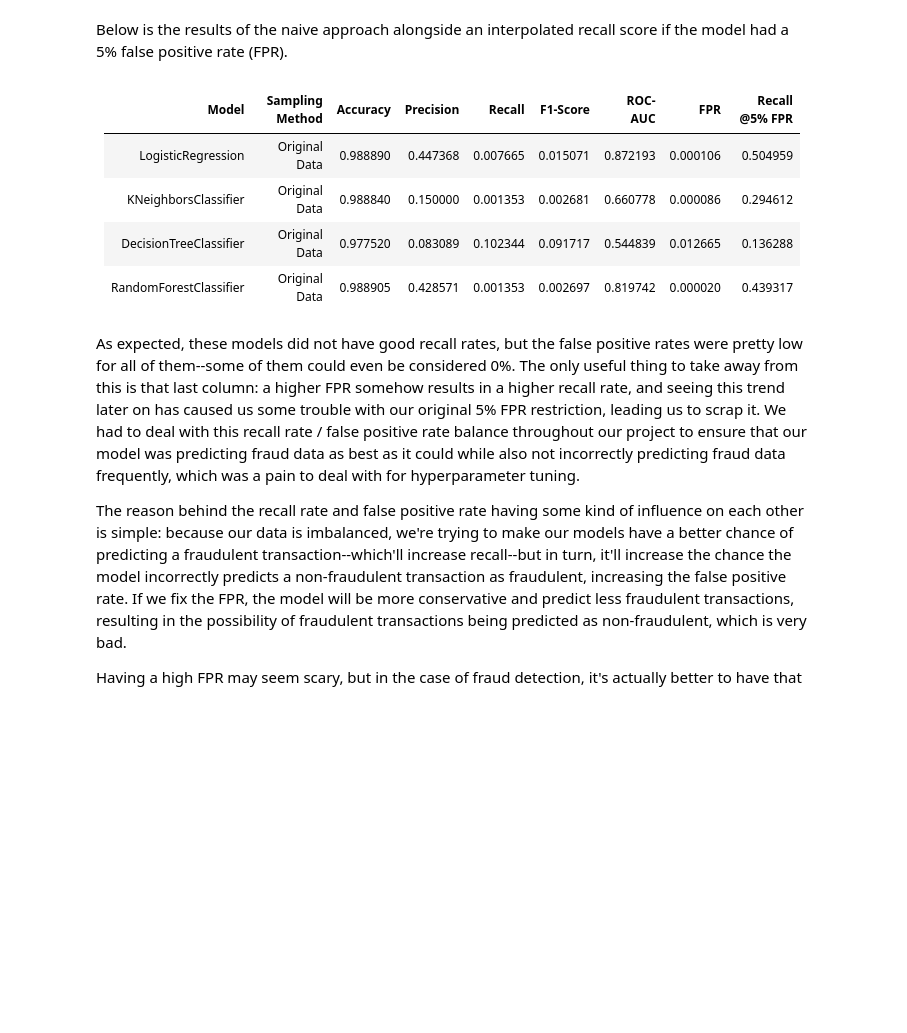
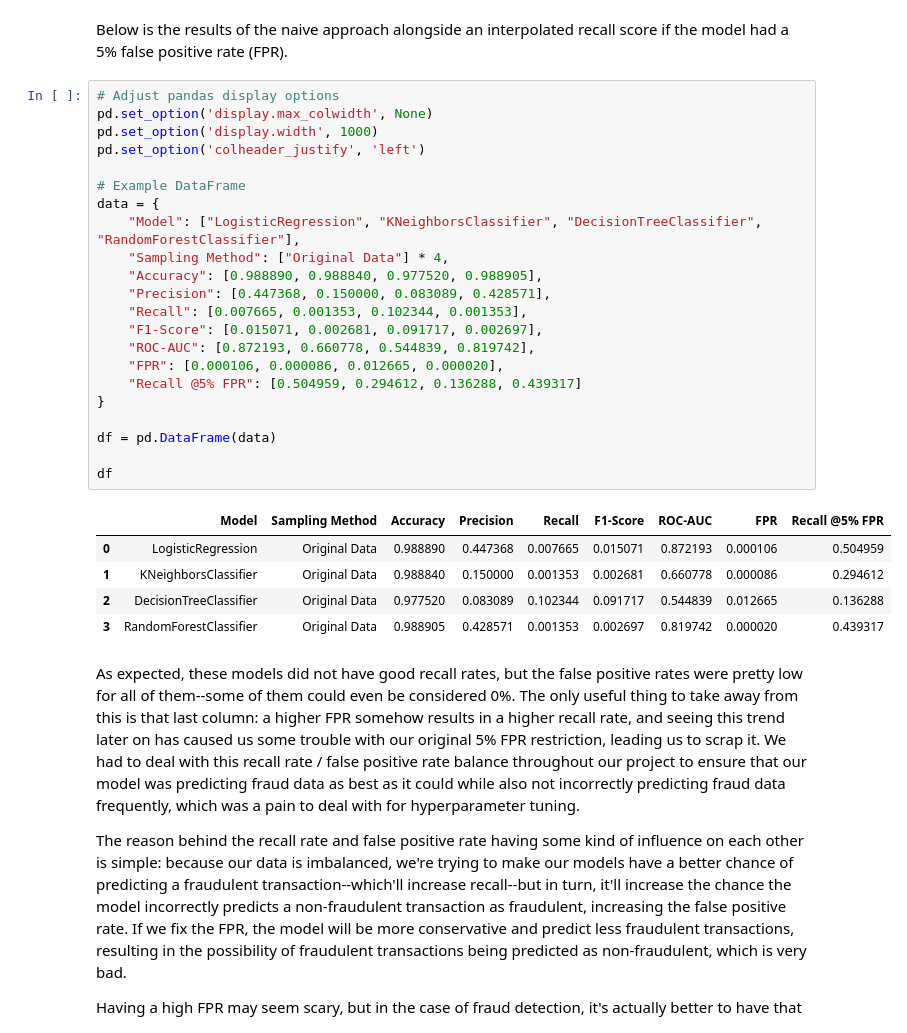
Before and after one commit to jwickham1023/DSCI445-Final-Project, a Jupyter notebook: paper.ipynb, the cells around one changed output. Saved outputs shown, nothing was run; the diff lists cells and outputs as text; blank space fills up the shorter version.

```diff
--- a/paper.ipynb
+++ b/paper.ipynb
@@ -451,13 +493,34 @@ After cleaning up our dataset and doing EDA to check if there were any correlati
 We selected 4 models for our control group: logistic regression, K-nearest neighbors, decision tree, and a random forest of 100 trees. We looked into doing more complex models such as support vector machines or possibly any unsupervised models, but with our million row and 30-something feature dataset, these models would take a long time to calculate, so we decided to have the random forest be our most complex model for our control group.
 # %% [markdown]
 Below is the results of the naive approach alongside an interpolated recall score if the model had a 5% false positive rate (FPR).
-# %% [markdown]
-| Model                     | Sampling Method  | Accuracy | Precision | Recall    | F1-Score  | ROC-AUC  | FPR      | Recall @5% FPR |
-|---------------------------|------------------|----------|-----------|-----------|-----------|----------|----------|----------------|
-| LogisticRegression        | Original Data   | 0.988890 | 0.447368  | 0.007665  | 0.015071  | 0.872193 | 0.000106 | 0.504959       |
-| KNeighborsClassifier      | Original Data   | 0.988840 | 0.150000  | 0.001353  | 0.002681  | 0.660778 | 0.000086 | 0.294612       |
-| DecisionTreeClassifier    | Original Data   | 0.977520 | 0.083089  | 0.102344  | 0.091717  | 0.544839 | 0.012665 | 0.136288       |
-| RandomForestClassifier    | Original Data   | 0.988905 | 0.428571  | 0.001353  | 0.002697  | 0.819742 | 0.000020 | 0.439317       |
+# %%
+# Adjust pandas display options
+pd.set_option('display.max_colwidth', None)
+pd.set_option('display.width', 1000)
+pd.set_option('colheader_justify', 'left')
+
+# Example DataFrame
+data = {
+    "Model": ["LogisticRegression", "KNeighborsClassifier", "DecisionTreeClassifier", "RandomForestClassifier"],
+    "Sampling Method": ["Original Data"] * 4,
+    "Accuracy": [0.988890, 0.988840, 0.977520, 0.988905],
+    "Precision": [0.447368, 0.150000, 0.083089, 0.428571],
+    "Recall": [0.007665, 0.001353, 0.102344, 0.001353],
+    "F1-Score": [0.015071, 0.002681, 0.091717, 0.002697],
+    "ROC-AUC": [0.872193, 0.660778, 0.544839, 0.819742],
+    "FPR": [0.000106, 0.000086, 0.012665, 0.000020],
+    "Recall @5% FPR": [0.504959, 0.294612, 0.136288, 0.439317]
+}
+
+df = pd.DataFrame(data)
+
+df
+# %% [output]
+|  | Model | Sampling Method | Accuracy | Precision | Recall | F1-Score | ROC-AUC | FPR | Recall @5% FPR |
+| 0 | LogisticRegression | Original Data | 0.988890 | 0.447368 | 0.007665 | 0.015071 | 0.872193 | 0.000106 | 0.504959 |
+| 1 | KNeighborsClassifier | Original Data | 0.988840 | 0.150000 | 0.001353 | 0.002681 | 0.660778 | 0.000086 | 0.294612 |
+| 2 | DecisionTreeClassifier | Original Data | 0.977520 | 0.083089 | 0.102344 | 0.091717 | 0.544839 | 0.012665 | 0.136288 |
+| 3 | RandomForestClassifier | Original Data | 0.988905 | 0.428571 | 0.001353 | 0.002697 | 0.819742 | 0.000020 | 0.439317 |
 # %% [markdown]
 As expected, these models did not have good recall rates, but the false positive rates were pretty low for all of them--some of them could even be considered 0%. The only useful thing to take away from this is that last column: a higher FPR somehow results in a higher recall rate, and seeing this trend later on has caused us some trouble with our original 5% FPR restriction, leading us to scrap it. We had to deal with this recall rate / false positive rate balance throughout our project to ensure that our model was predicting fraud data as best as it could while also not incorrectly predicting fraud data frequently, which was a pain to deal with for hyperparameter tuning.
 
```
Also changed, not shown: parts of 5 cells of this notebook.
